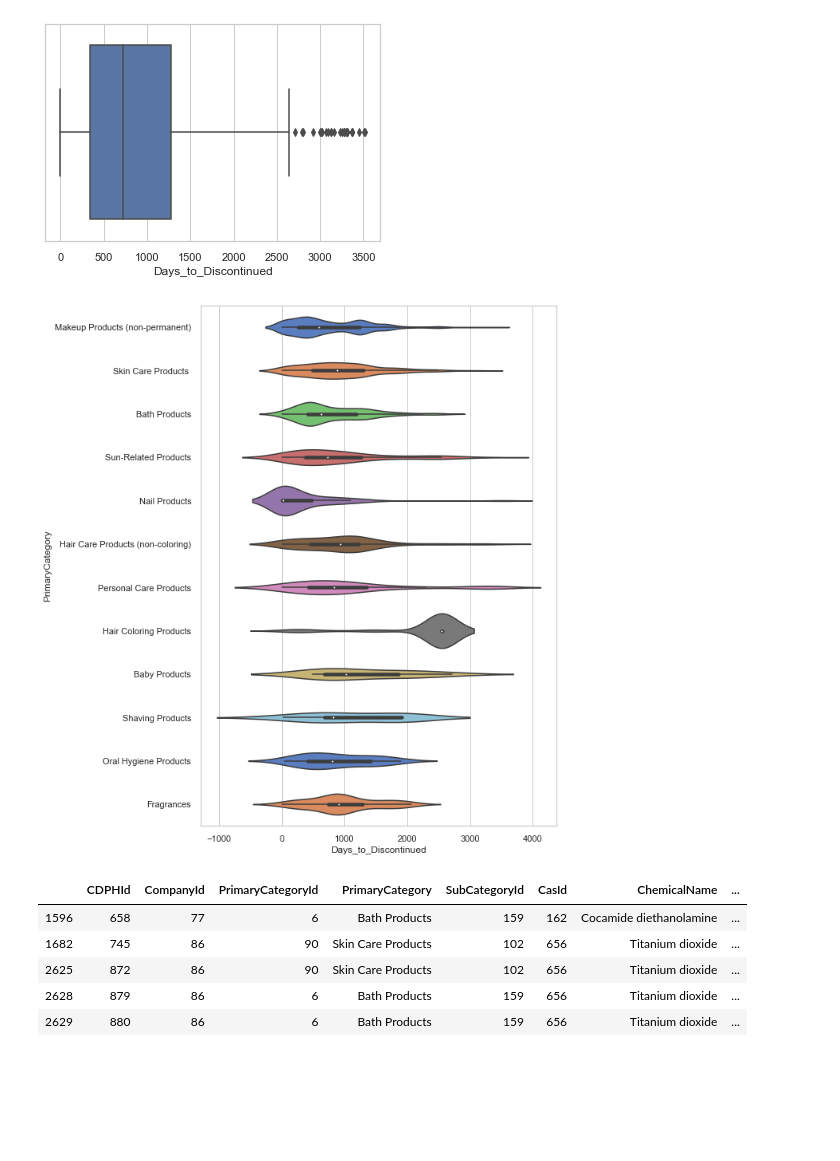
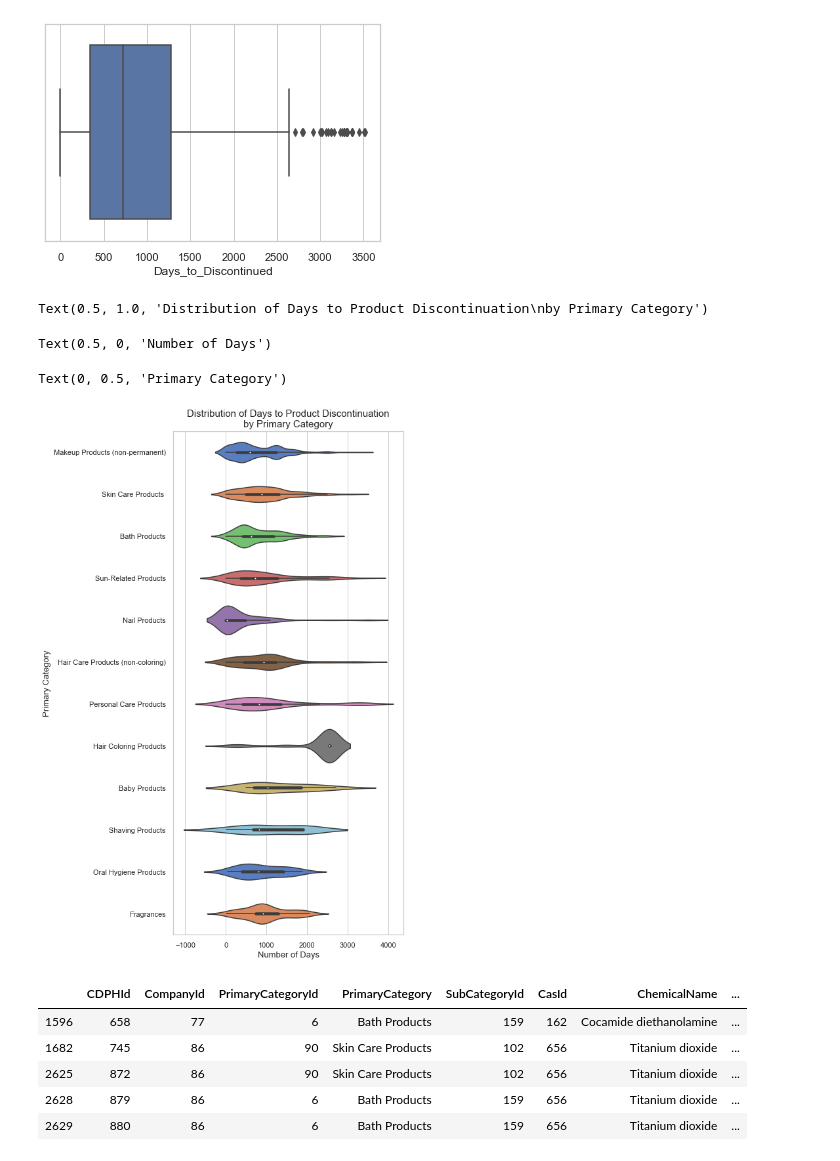
Before and after one commit to chelseanbr/Whats-In-My-Makeup-Bag, a Jupyter notebook: final_data_wrangling_eda.ipynb, the cells around one changed output. Drawn from its saved outputs; the diff is of its cells as text; code cells hidden in the pictures; blank space fills up the shorter version.

Commit message:
added & improved plots

```diff
--- a/final_data_wrangling_eda.ipynb
+++ b/final_data_wrangling_eda.ipynb
@@ -774,10 +774,20 @@ ax = sns.boxplot(discontinued_drop_dupes_df['Days_to_Discontinued'])
 # %%
 fig, ax = plt.subplots(figsize=(8, 12))
 sns.set(style="whitegrid")
-ax = sns.violinplot(y="PrimaryCategory", x="Days_to_Discontinued",
+ax = sns.violinplot(ax=ax, y="PrimaryCategory", x="Days_to_Discontinued",
                     data=discontinued_drop_dupes_df, palette="muted")
+
+ax.set_title('Distribution of Days to Product Discontinuation\nby Primary Category', size=15)
+ax.set_xlabel('Number of Days', size=13)
+ax.set_ylabel('Primary Category', size=13)
+
+fig.tight_layout()
+fig.savefig('images/violin_days_to_discontinued_by_cat')
 # %% [output]
+Text(0.5, 1.0, 'Distribution of Days to Product Discontinuation\nby Primary Category')
+Text(0.5, 0, 'Number of Days')
+Text(0, 0.5, 'Primary Category')
-[figure, old version]
+[figure, new version]
 # %%
 discontinued_2_companies_df = discontinued_drop_dupes_df[discontinued_drop_dupes_df['Cleaned_CompanyName'].str.contains('the procter & gamble company') | discontinued_drop_dupes_df['Cleaned_CompanyName'].str.contains('buth-na-bodhaige inc')].copy()
 discontinued_2_companies_df.head()
```
Also changed, not shown: parts of 10 cells of this notebook, 10 other files.
